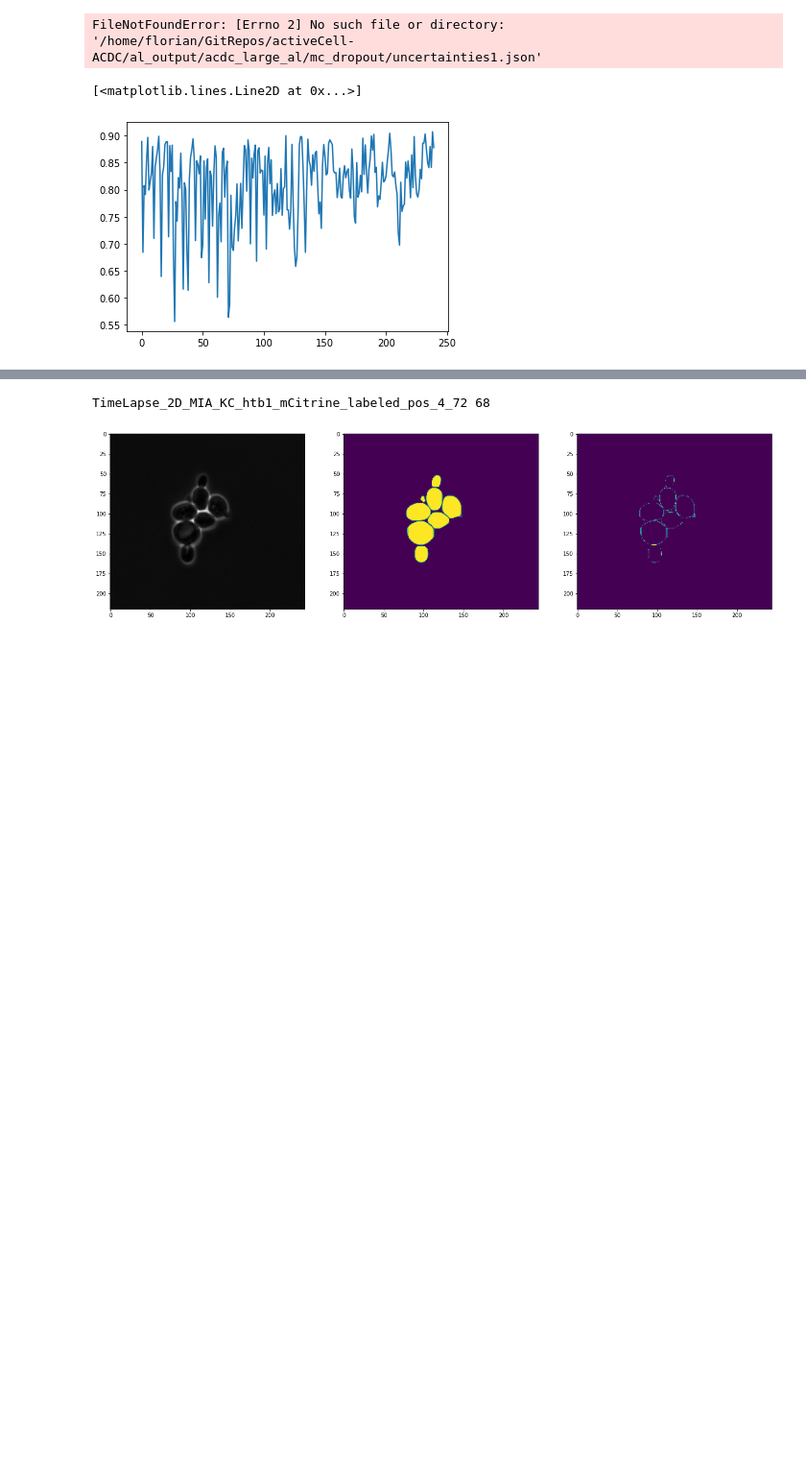
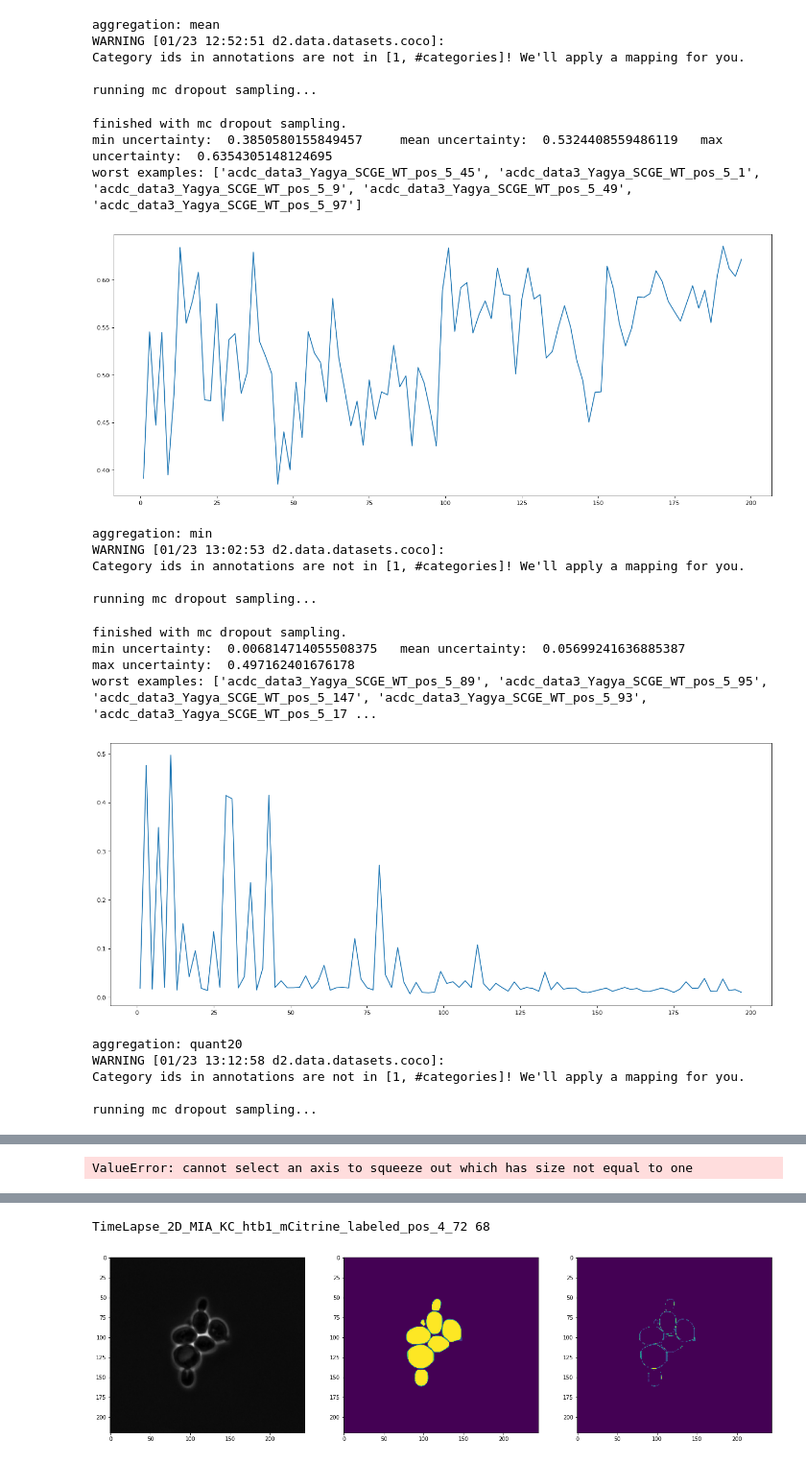
Before and after one commit to SchmollerLab/activeInstanceSegment, a Jupyter notebook: jupyter_notebooks/montecarlo_dropout.ipynb, the cells around one changed output, grey strips where cells are left out. Shown at 96% size. Saved outputs shown, nothing was run; the diff lists cells and outputs as text; code cells hidden in the pictures; blank space fills up the shorter version.

Commit message:
add aggregation loop

```diff
--- a/jupyter_notebooks/montecarlo_dropout.ipynb
+++ b/jupyter_notebooks/montecarlo_dropout.ipynb
@@ -186,12 +196,27 @@ def get_image_ids_by_exp(exp, image_ids):
 # %%
-cfg_tmp = mc_trainer.cfg
-cfg_tmp.OUTPUT_DIR = "/home/florian/GitRepos/activeCell-ACDC/output/default_acdc_large_full_ds"
-cfg_tmp.MODEL.ROI_BOX_HEAD.DROPOUT_PROBABILITY = 0.3
-cfg_tmp.MODEL.ROI_MASK_HEAD.DROPOUT_PROBABILITY = 0.3
+def get_image_ids_by_exp(exp, image_ids):
+    return list(filter(lambda x: x.find(exp) != -1, image_ids))
+
+def get_uncertainty_for_video(video_name, aggregation="min"):
 
 
-print(cfg_tmp.ROI_HEAD.SOFTMAXES)
-position = "acdc_data3_20211029_pos_16"
+    cfg_tmp = mc_trainer.cfg
+    cfg_tmp.OUTPUT_DIR = os.getenv("PROJECT_ROOT") + "/output/classes_acdc_large_al"
+    cfg_tmp.AL.SAMPLE_EVERY = 4
+    cfg_tmp.MODEL.ROI_BOX_HEAD.DROPOUT_PROBABILITY = 0.25
+    cfg_tmp.MODEL.ROI_MASK_HEAD.DROPOUT_PROBABILITY = 0.25
 
-mc_d = MCDropoutSampler(cfg_tmp)
-mc_d.sample(cfg=cfg_tmp, ids=get_image_ids_by_exp(position, [image["image_id"] for image in ds_json]))
+    cfg_tmp.AL.OBJECT_TO_IMG_AGG = aggregation
+
+    mc_d = MCDropoutSampler(cfg_tmp)
+    mc_d.sample(cfg=cfg_tmp, ids=get_image_ids_by_exp(video_name, [image["image_id"] for image in ds_json]))
+
+    with open( os.getenv("PROJECT_ROOT") + "/al_output/classes_acdc_large_al/mc_dropout/uncertainties1.json", "r") as file:
+        exp_unc = json.load(file)
+
+    res = []
+    for image in exp_unc.keys():
+        #print(int(image.split("_")[-1]), exp_unc[image])
+        res.append((int(image.split("_")[-1]), exp_unc[image]))
+
+    return  (zip(*sorted(res)))
@@ -218,17 +223,31 @@ TypeError: len() of a 0-d tensor
-# %%
-with open("/home/florian/GitRepos/activeCell-ACDC/al_output/acdc_large_al/mc_dropout/uncertainties1.json", "r") as file:
-    exp_unc = json.load(file)
-# %% [output]
-FileNotFoundError: [Errno 2] No such file or directory: '/home/florian/GitRepos/activeCell-ACDC/al_output/acdc_large_al/mc_dropout/uncertainties1.json'
 # %%
-res = []
-for image in exp_unc.keys():
-    #print(int(image.split("_")[-1]), exp_unc[image])
-    res.append((int(image.split("_")[-1]), exp_unc[image]))
-
-#sorted(res)
-import matplotlib.pyplot as plt
-plt.plot(*zip(*sorted(res)))
+for agg in ["mean","min","quant20","quant10"]:
+    print(f"aggregation: {agg}")
+    curve = get_uncertainty_for_video(video_name="acdc_data3_Yagya_SCGE_WT_pos_5", aggregation=agg)
+    figure(figsize=(20, 8), dpi=80)
+    plt.plot(*curve)
+    plt.show()
 # %% [output]
-[<matplotlib.lines.Line2D at 0x...>]
+aggregation: mean
+WARNING [01/23 12:52:51 d2.data.datasets.coco]:
+Category ids in annotations are not in [1, #categories]! We'll apply a mapping for you.
+
+running mc dropout sampling...
+finished with mc dropout sampling.
+min uncertainty:  0.3850580155849457     mean uncertainty:  0.5324408559486119   max uncertainty:  0.6354305148124695
+worst examples: ['acdc_data3_Yagya_SCGE_WT_pos_5_45', 'acdc_data3_Yagya_SCGE_WT_pos_5_1', 'acdc_data3_Yagya_SCGE_WT_pos_5_9', 'acdc_data3_Yagya_SCGE_WT_pos_5_49', 'acdc_data3_Yagya_SCGE_WT_pos_5_97']
-[figure, old version]
+[figure, new version]
+aggregation: min
+WARNING [01/23 13:02:53 d2.data.datasets.coco]:
+Category ids in annotations are not in [1, #categories]! We'll apply a mapping for you.
+
+running mc dropout sampling...
+finished with mc dropout sampling.
+min uncertainty:  0.006814714055508375   mean uncertainty:  0.05699241636885387          max uncertainty:  0.497162401676178
+worst examples: ['acdc_data3_Yagya_SCGE_WT_pos_5_89', 'acdc_data3_Yagya_SCGE_WT_pos_5_95', 'acdc_data3_Yagya_SCGE_WT_pos_5_147', 'acdc_data3_Yagya_SCGE_WT_pos_5_93', 'acdc_data3_Yagya_SCGE_WT_pos_5_17 ...
+[figure, added]
+aggregation: quant20
+WARNING [01/23 13:12:58 d2.data.datasets.coco]:
+Category ids in annotations are not in [1, #categories]! We'll apply a mapping for you.
+
+running mc dropout sampling...
@@ -234,0 +263 @@ plt.plot(*zip(*sorted(res)))
+ValueError: cannot select an axis to squeeze out which has size not equal to one
```
Also changed, not shown: parts of 12 cells of this notebook, 7 other files.
